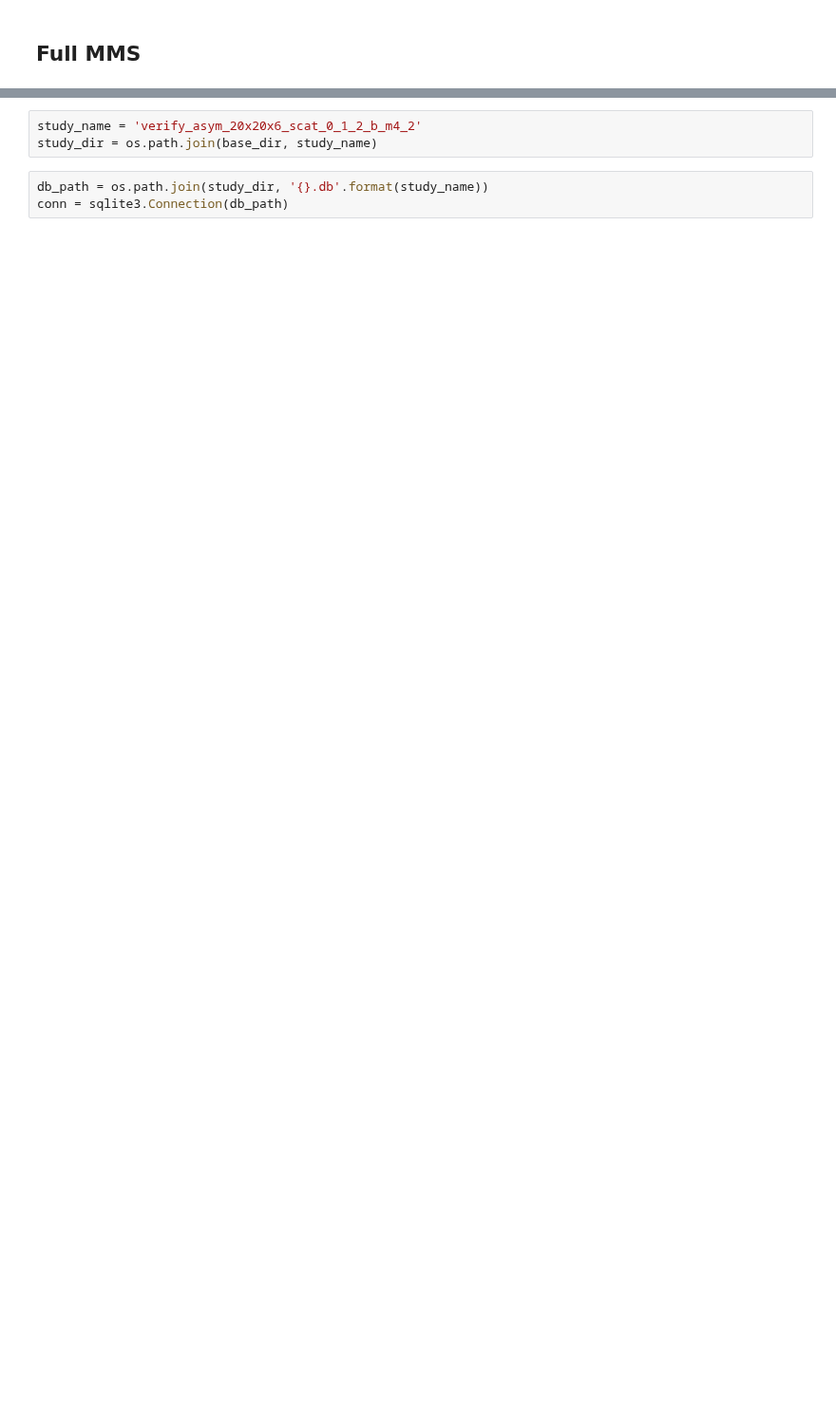
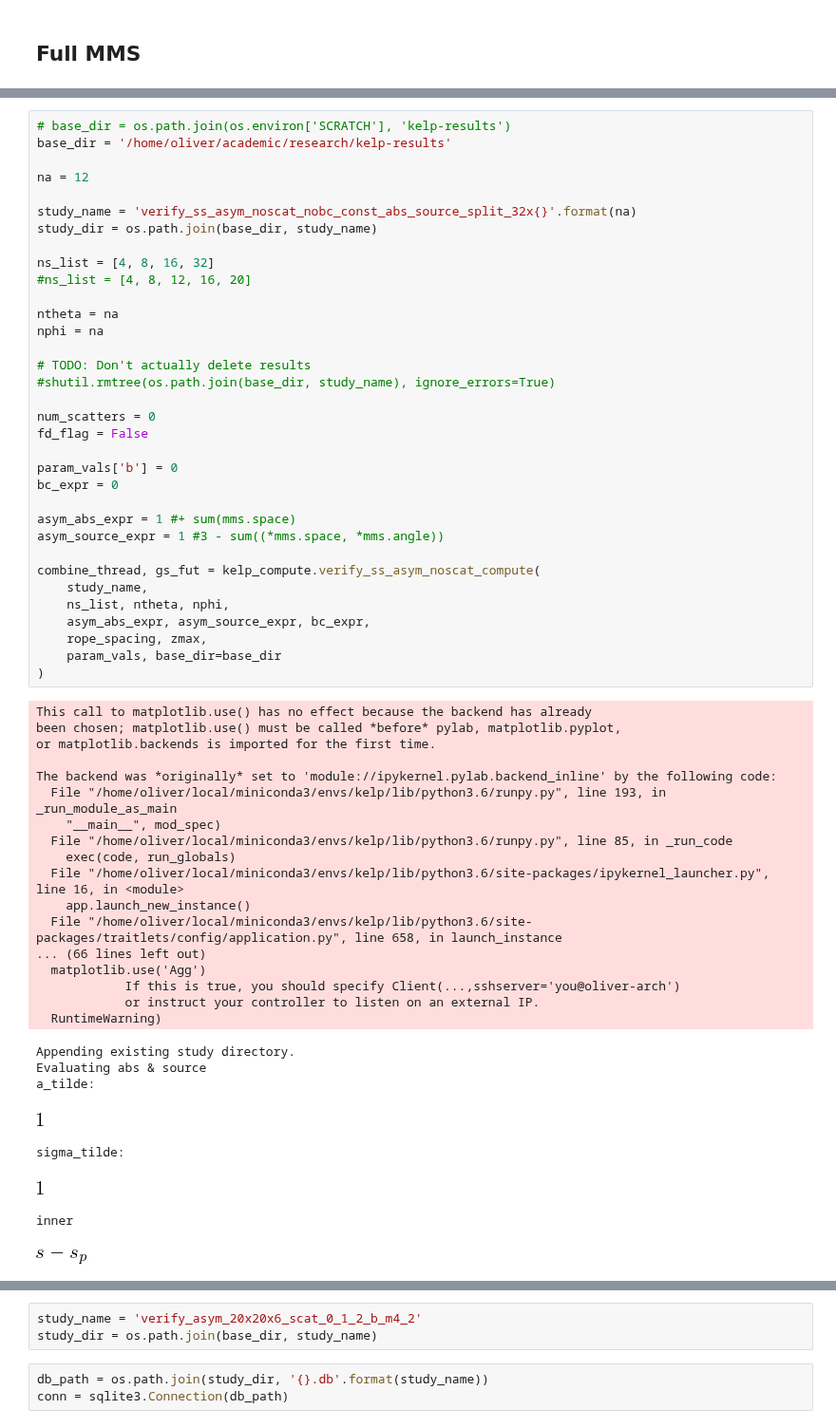
Before and after one commit to OliverEvans96/kelp, a Jupyter notebook: code/python/ManufacturedSolution.ipynb, the cells around one changed output, grey strips where cells are left out. Shown at 95% size. Cells and saved outputs as stored; diff of their text form; blank space fills up the shorter version.

```diff
--- a/code/python/ManufacturedSolution.ipynb
+++ b/code/python/ManufacturedSolution.ipynb
@@ -498,0 +695,60 @@ for dim_num, dim_name in enumerate(dim_names):
+# %%
+# base_dir = os.path.join(os.environ['SCRATCH'], 'kelp-results')
+base_dir = '/home/oliver/academic/research/kelp-results'
+
+na = 12
+
+study_name = 'verify_ss_asym_noscat_nobc_const_abs_source_split_32x{}'.format(na)
+study_dir = os.path.join(base_dir, study_name)
+
+ns_list = [4, 8, 16, 32]
+#ns_list = [4, 8, 12, 16, 20]
+
+ntheta = na
+nphi = na
+
+# TODO: Don't actually delete results
+#shutil.rmtree(os.path.join(base_dir, study_name), ignore_errors=True)
+
+num_scatters = 0
+fd_flag = False
+
+param_vals['b'] = 0
+bc_expr = 0
+
+asym_abs_expr = 1 #+ sum(mms.space)
+asym_source_expr = 1 #3 - sum((*mms.space, *mms.angle))
+
+combine_thread, gs_fut = kelp_compute.verify_ss_asym_noscat_compute(
+    study_name,
+    ns_list, ntheta, nphi,
+    asym_abs_expr, asym_source_expr, bc_expr,
+    rope_spacing, zmax,
+    param_vals, base_dir=base_dir
+)
+# %% [output]
+This call to matplotlib.use() has no effect because the backend has already
+been chosen; matplotlib.use() must be called *before* pylab, matplotlib.pyplot,
+or matplotlib.backends is imported for the first time.
+
+The backend was *originally* set to 'module://ipykernel.pylab.backend_inline' by the following code:
+  File "/home/oliver/local/miniconda3/envs/kelp/lib/python3.6/runpy.py", line 193, in _run_module_as_main
+    "__main__", mod_spec)
+  File "/home/oliver/local/miniconda3/envs/kelp/lib/python3.6/runpy.py", line 85, in _run_code
+    exec(code, run_globals)
+  File "/home/oliver/local/miniconda3/envs/kelp/lib/python3.6/site-packages/ipykernel_launcher.py", line 16, in <module>
+    app.launch_new_instance()
+  File "/home/oliver/local/miniconda3/envs/kelp/lib/python3.6/site-packages/traitlets/config/application.py", line 658, in launch_instance
+... (66 lines left out)
+  matplotlib.use('Agg')
+            If this is true, you should specify Client(...,sshserver='you@oliver-arch')
+            or instruct your controller to listen on an external IP.
+  RuntimeWarning)
+Appending existing study directory.
+Evaluating abs & source
+a_tilde:
+[figure, added]
+sigma_tilde:
+[figure, added]
+inner
+[figure, added]
```
Also changed, not shown: parts of 46 cells of this notebook, 1 other file.
